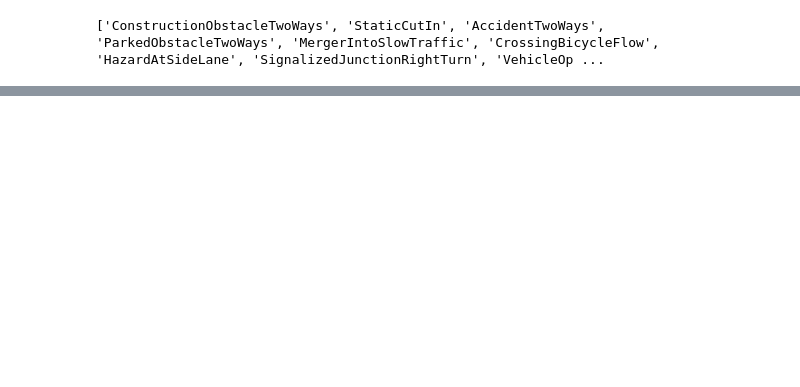
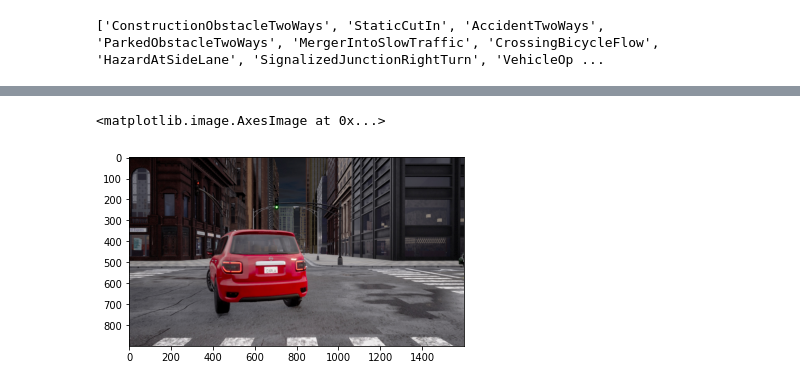
Before and after one commit to FabioskySG/nuPDM, a Jupyter notebook: testing.ipynb, the cells around one changed output, grey strips where cells are left out. Cells and saved outputs as stored; diff of their text form; code cells hidden in the pictures; blank space fills up the shorter version.

Commit message:
feat: project update

```diff
--- a/testing.ipynb
+++ b/testing.ipynb
@@ -373,0 +474,13 @@ for folder in folders:
+# %%
+# project to image
+
+IMAGE = "/home/nupdm/Datasets/nuPDM/routes_training/route_route0_routes_training_date_04_25_10_55_52/CAM_FRONT/0073.jpg"
+
+# load and show image
+
+img = cv2.imread(IMAGE)
+img = cv2.cvtColor(img, cv2.COLOR_BGR2RGB)
+plt.imshow(img)
+# %% [output]
+<matplotlib.image.AxesImage at 0x...>
+[figure, added]
```
Also changed, not shown: parts of 5 cells of this notebook, 20 other files.
